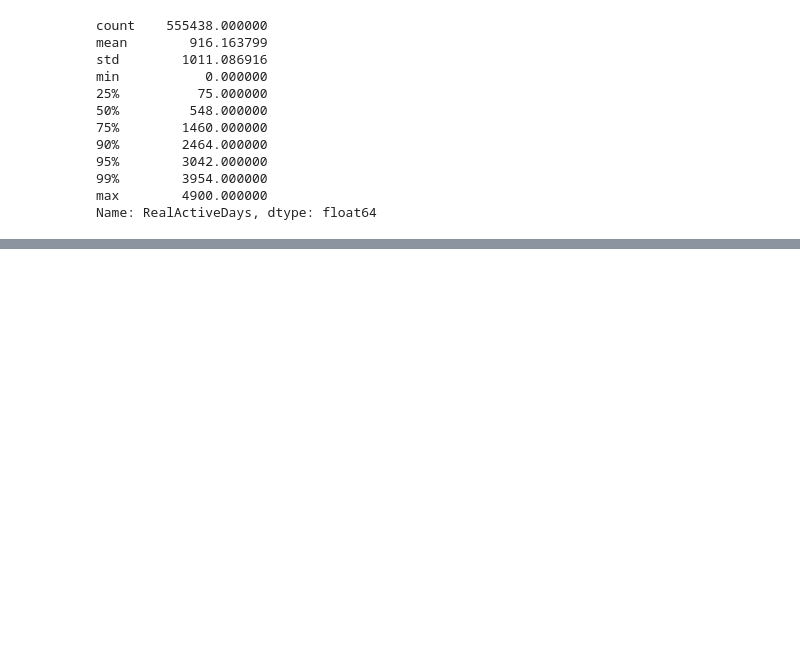
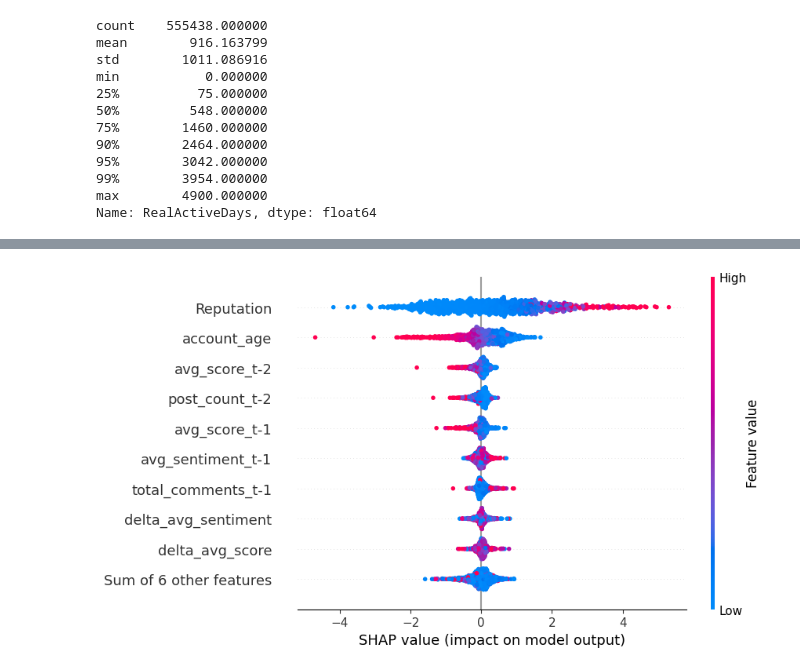
Before and after one commit to QiaNiang/Data-Mining-Stackexchange, a Jupyter notebook: Predictive_Mining/User_prediction.ipynb, the cells around one changed output, grey strips where cells are left out. Drawn from its saved outputs; the diff is of its cells as text; code cells hidden in the pictures; blank space fills up the shorter version.

```diff
--- a/Predictive_Mining/User_prediction.ipynb
+++ b/Predictive_Mining/User_prediction.ipynb
@@ -151,0 +189,9 @@ ValueError: Invalid classes inferred from unique values of `y`.  Expected: [0],
+# %%
+import shap
+
+explainer = shap.Explainer(model)
+shap_values = explainer(X_test[:1000])
+
+shap.plots.beeswarm(shap_values)
+# %% [output]
+[figure, added]
```
Also changed, not shown: parts of 16 cells of this notebook.
